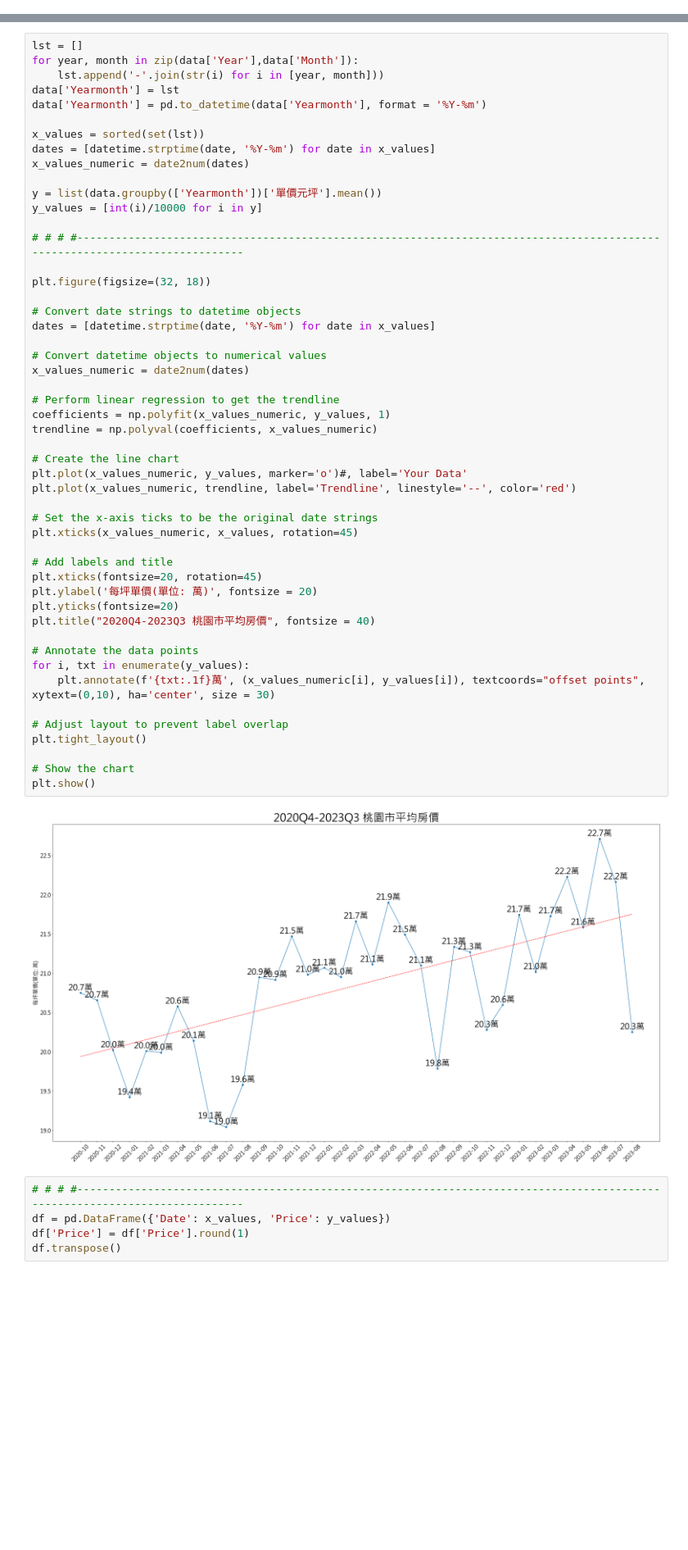
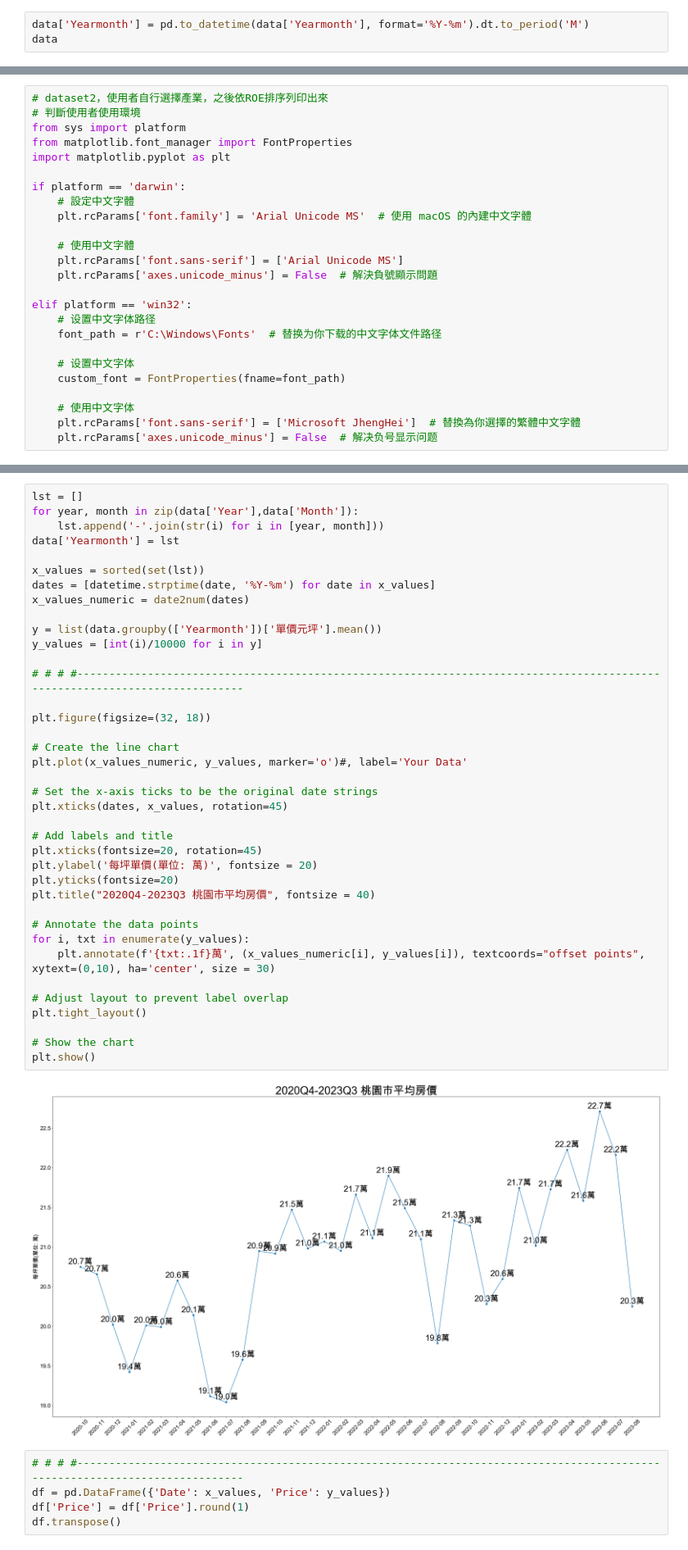
Before and after one commit to e19931107/Project2, a Jupyter notebook: Project_20231224.ipynb, the cells around one changed output, grey strips where cells are left out. Shown at 82% size. Drawn from its saved outputs; the diff is of its cells as text; blank space fills up the shorter version.

Commit message:
Adjust data

```diff
--- a/Project_20231224.ipynb
+++ b/Project_20231224.ipynb
@@ -39,3 +39,6 @@ data['Day'] = data['交易年月日'].dt.day.fillna(0).astype(int)
 data = data.where(pd.notnull(data), None)
 
 # # # #----------------------------------------------------------------------------------------------------------------------------
+# %%
+data['Yearmonth'] = pd.to_datetime(data['Yearmonth'], format='%Y-%m').dt.to_period('M')
+data
@@ -42 +59,26 @@ data = data.where(pd.notnull(data), None)
+# %%
+# dataset2，使用者自行選擇產業，之後依ROE排序列印出來
+# 判斷使用者使用環境
+from sys import platform
+from matplotlib.font_manager import FontProperties
+import matplotlib.pyplot as plt
+
+if platform == 'darwin':
+    # 設定中文字體
+    plt.rcParams['font.family'] = 'Arial Unicode MS'  # 使用 macOS 的內建中文字體
+
+    # 使用中文字體
+    plt.rcParams['font.sans-serif'] = ['Arial Unicode MS']
+    plt.rcParams['axes.unicode_minus'] = False  # 解決負號顯示問題
+
+elif platform == 'win32':
+    # 设置中文字体路径
+    font_path = r'C:\Windows\Fonts'  # 替换为你下载的中文字体文件路径
+
+    # 设置中文字体
+    custom_font = FontProperties(fname=font_path)
+
+    # 使用中文字体
+    plt.rcParams['font.sans-serif'] = ['Microsoft JhengHei']  # 替換為你選擇的繁體中文字體
+    plt.rcParams['axes.unicode_minus'] = False  # 解决负号显示问题
 # %%
@@ -64,53 +92,41 @@ lst = []
 for year, month in zip(data['Year'],data['Month']):
     lst.append('-'.join(str(i) for i in [year, month]))
 data['Yearmonth'] = lst
-data['Yearmonth'] = pd.to_datetime(data['Yearmonth'], format = '%Y-%m')
 
 x_values = sorted(set(lst))
 dates = [datetime.strptime(date, '%Y-%m') for date in x_values]
 x_values_numeric = date2num(dates)
 
 y = list(data.groupby(['Yearmonth'])['單價元坪'].mean())
 y_values = [int(i)/10000 for i in y]
 
 # # # #----------------------------------------------------------------------------------------------------------------------------
 
 plt.figure(figsize=(32, 18))
 
-# Convert date strings to datetime objects
-dates = [datetime.strptime(date, '%Y-%m') for date in x_values]
-
-# Convert datetime objects to numerical values
-x_values_numeric = date2num(dates)
-
-# Perform linear regression to get the trendline
-coefficients = np.polyfit(x_values_numeric, y_values, 1)
-trendline = np.polyval(coefficients, x_values_numeric)
-
 # Create the line chart
 plt.plot(x_values_numeric, y_values, marker='o')#, label='Your Data'
-plt.plot(x_values_numeric, trendline, label='Trendline', linestyle='--', color='red')
 
 # Set the x-axis ticks to be the original date strings
-plt.xticks(x_values_numeric, x_values, rotation=45)
+plt.xticks(dates, x_values, rotation=45)
 
 # Add labels and title
 plt.xticks(fontsize=20, rotation=45)
 plt.ylabel('每坪單價(單位: 萬)', fontsize = 20)
 plt.yticks(fontsize=20)
 plt.title("2020Q4-2023Q3 桃園市平均房價", fontsize = 40)
 
 # Annotate the data points
 for i, txt in enumerate(y_values):
     plt.annotate(f'{txt:.1f}萬', (x_values_numeric[i], y_values[i]), textcoords="offset points", xytext=(0,10), ha='center', size = 30)
 
 # Adjust layout to prevent label overlap
 plt.tight_layout()
 
 # Show the chart
 plt.show()
 # %% [output]
-[figure, old version]
+[figure, new version]
 # %%
 # # # #----------------------------------------------------------------------------------------------------------------------------
 df = pd.DataFrame({'Date': x_values, 'Price': y_values})
```
Also changed, not shown: parts of 4 cells of this notebook.
